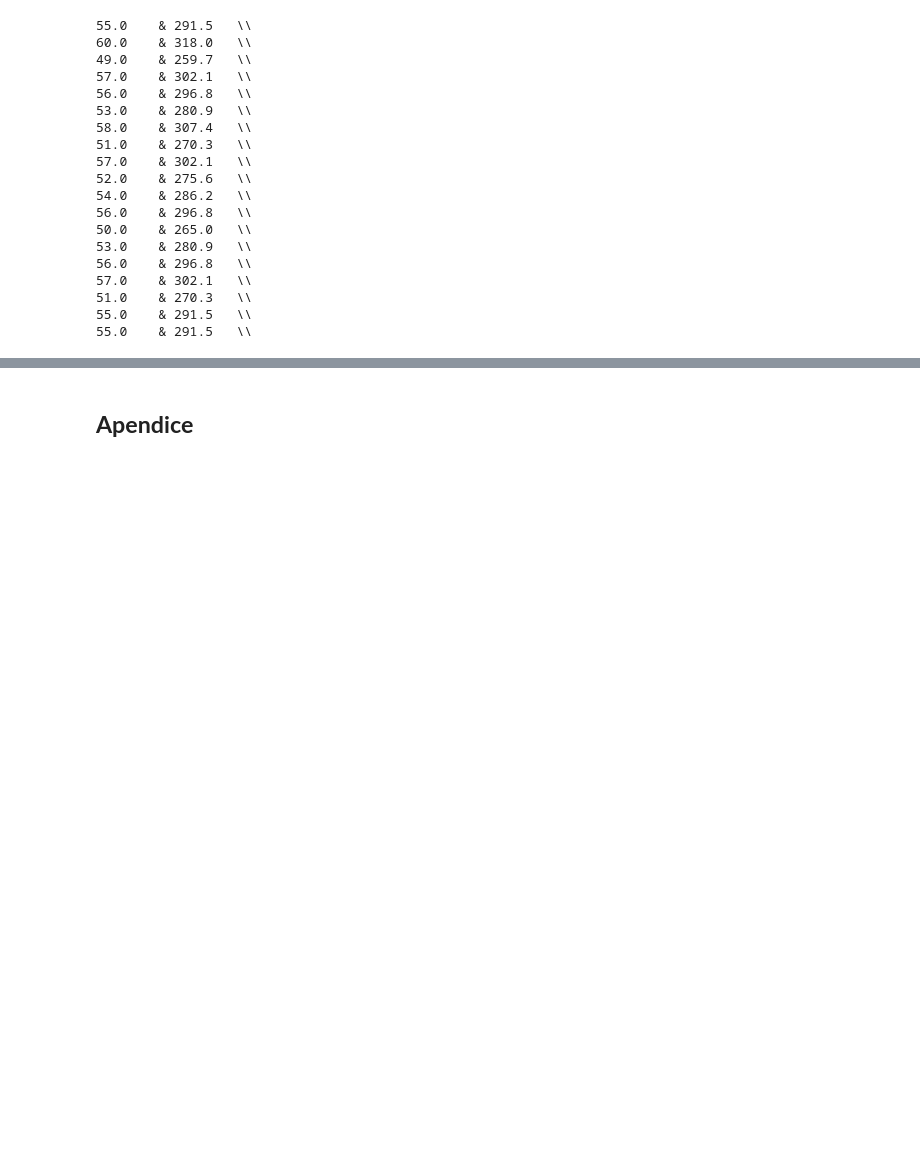
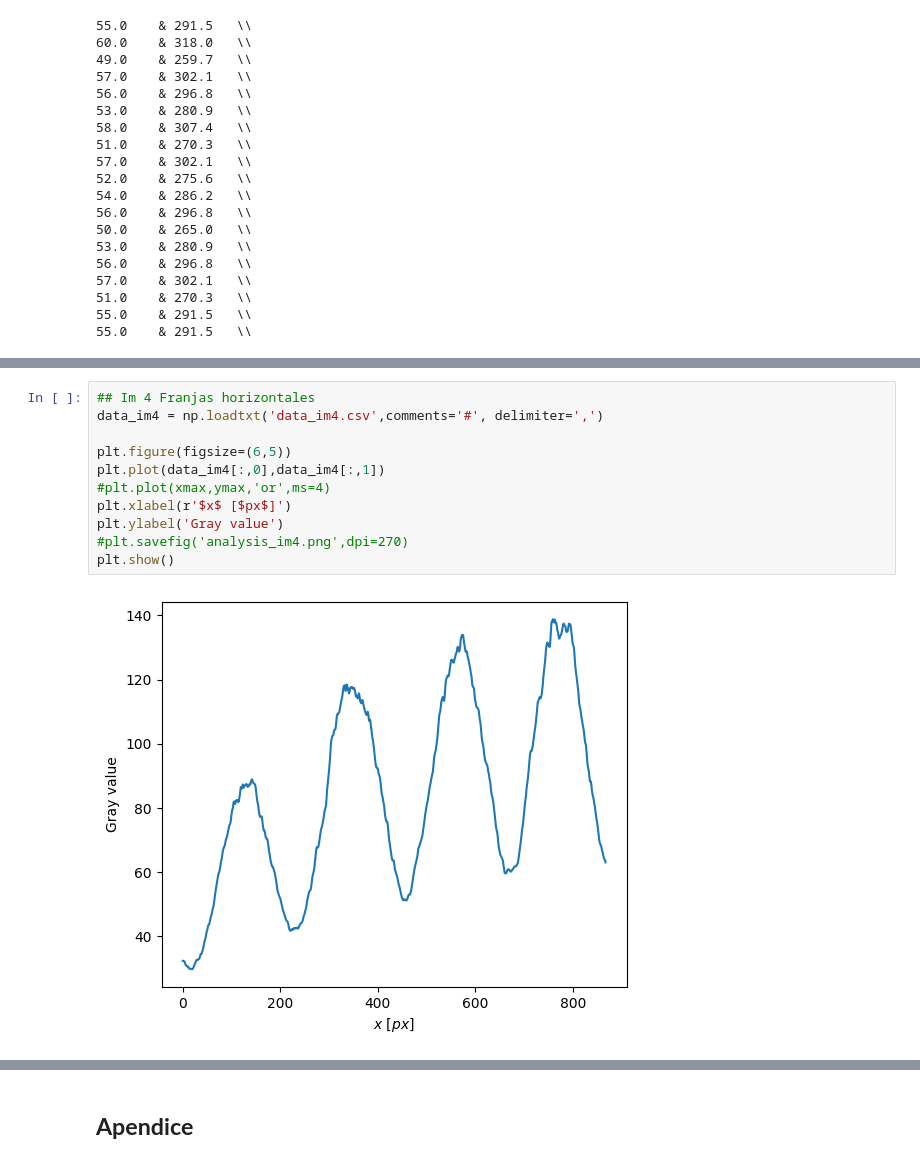
Before and after one commit to AndresGuarin/JupyterCodes, a Jupyter notebook: Advanced Lab/michelson.ipynb, the cells around one changed output, grey strips where cells are left out. Saved outputs shown, nothing was run; the diff lists cells and outputs as text; blank space fills up the shorter version.

Commit message:
add analysis

```diff
--- a/Advanced Lab/michelson.ipynb
+++ b/Advanced Lab/michelson.ipynb
@@ -80,0 +101,13 @@ for i in range(len(xmax)-1):
+# %%
+## Im 4 Franjas horizontales
+data_im4 = np.loadtxt('data_im4.csv',comments='#', delimiter=',')
+
+plt.figure(figsize=(6,5))
+plt.plot(data_im4[:,0],data_im4[:,1])
+#plt.plot(xmax,ymax,'or',ms=4)
+plt.xlabel(r'$x$ [$px$]')
+plt.ylabel('Gray value')
+#plt.savefig('analysis_im4.png',dpi=270)
+plt.show()
+# %% [output]
+[figure, added]
```
Also changed, not shown: parts of 22 cells of this notebook, 8 other files.
